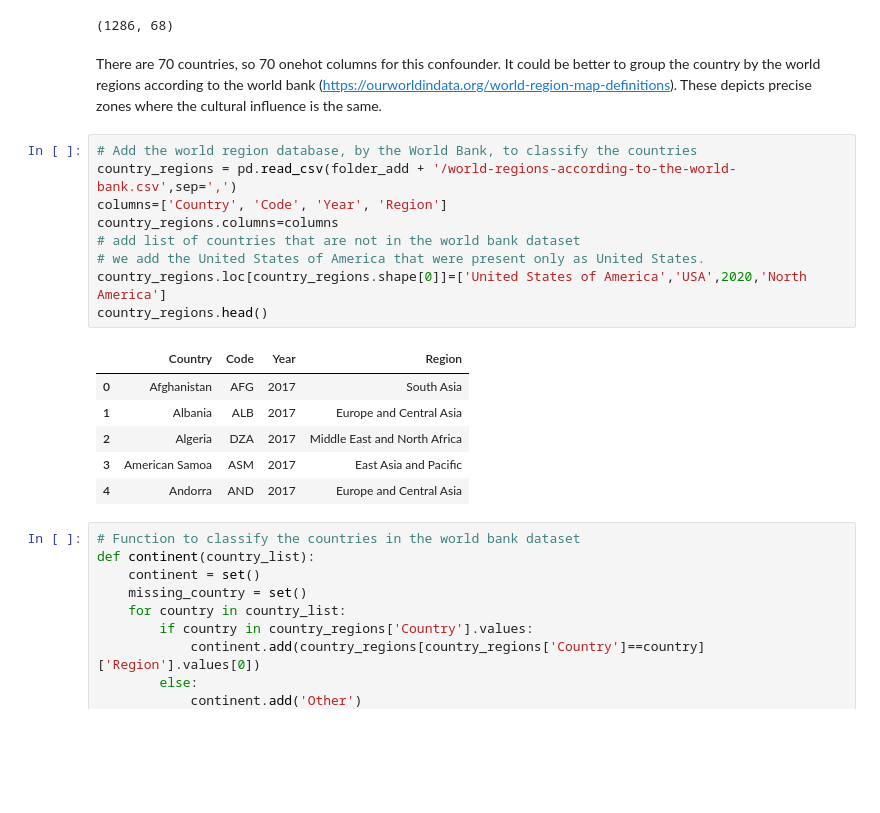
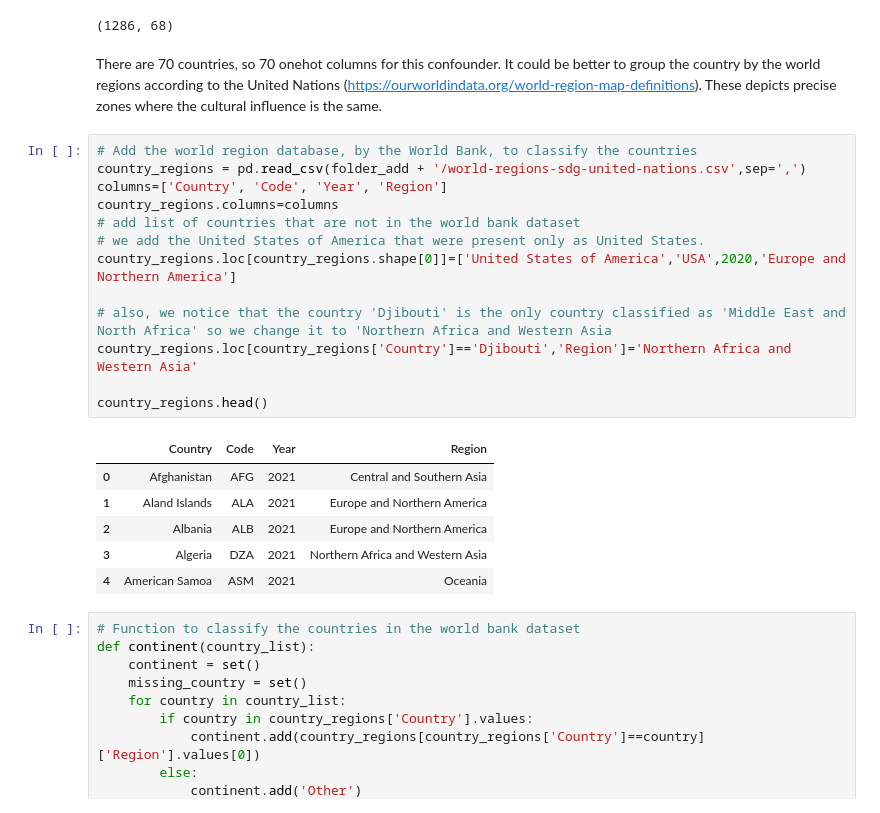
Before and after one commit to epfl-ada/ada-2023-project-pinacolada, a Jupyter notebook: P3.ipynb, the cells around one changed output. Saved outputs shown, nothing was run; the diff lists cells and outputs as text; blank space fills up the shorter version.

```diff
--- a/P3.ipynb
+++ b/P3.ipynb
@@ -700,23 +700,27 @@ pd.get_dummies(movies_characters_ar['countries'].explode()).astype(int).groupby(
 # %% [output]
 (1286, 68)
 # %% [markdown]
-There are 70 countries, so 70 onehot columns for this confounder. It could be better to group the country by the world regions according to the world bank (https://ourworldindata.org/world-region-map-definitions). These depicts precise zones where the cultural influence is the same.
+There are 70 countries, so 70 onehot columns for this confounder. It could be better to group the country by the world regions according to the United Nations (https://ourworldindata.org/world-region-map-definitions). These depicts precise zones where the cultural influence is the same.
 # %%
 # Add the world region database, by the World Bank, to classify the countries
-country_regions = pd.read_csv(folder_add + '/world-regions-according-to-the-world-bank.csv',sep=',')
+country_regions = pd.read_csv(folder_add + '/world-regions-sdg-united-nations.csv',sep=',')
 columns=['Country', 'Code', 'Year', 'Region']
 country_regions.columns=columns
 # add list of countries that are not in the world bank dataset
 # we add the United States of America that were present only as United States.
-country_regions.loc[country_regions.shape[0]]=['United States of America','USA',2020,'North America']
+country_regions.loc[country_regions.shape[0]]=['United States of America','USA',2020,'Europe and Northern America']
+
+# also, we notice that the country 'Djibouti' is the only country classified as 'Middle East and North Africa' so we change it to 'Northern Africa and Western Asia
+country_regions.loc[country_regions['Country']=='Djibouti','Region']='Northern Africa and Western Asia'
+
 country_regions.head()
 # %% [output]
 |  | Country | Code | Year | Region |
-| 0 | Afghanistan | AFG | 2017 | South Asia |
-| 1 | Albania | ALB | 2017 | Europe and Central Asia |
-| 2 | Algeria | DZA | 2017 | Middle East and North Africa |
-| 3 | American Samoa | ASM | 2017 | East Asia and Pacific |
-| 4 | Andorra | AND | 2017 | Europe and Central Asia |
+| 0 | Afghanistan | AFG | 2021 | Central and Southern Asia |
+| 1 | Aland Islands | ALA | 2021 | Europe and Northern America |
+| 2 | Albania | ALB | 2021 | Europe and Northern America |
+| 3 | Algeria | DZA | 2021 | Northern Africa and Western Asia |
+| 4 | American Samoa | ASM | 2021 | Oceania |
 # %%
 # Function to classify the countries in the world bank dataset
 def continent(country_list):
```
Also changed, not shown: parts of 52 cells of this notebook.
